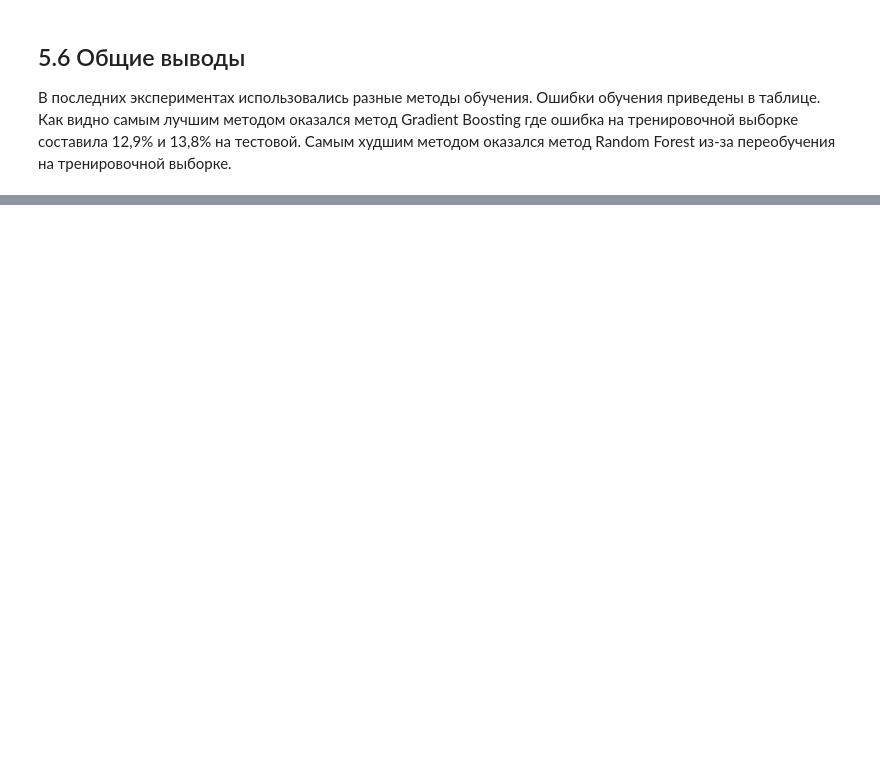
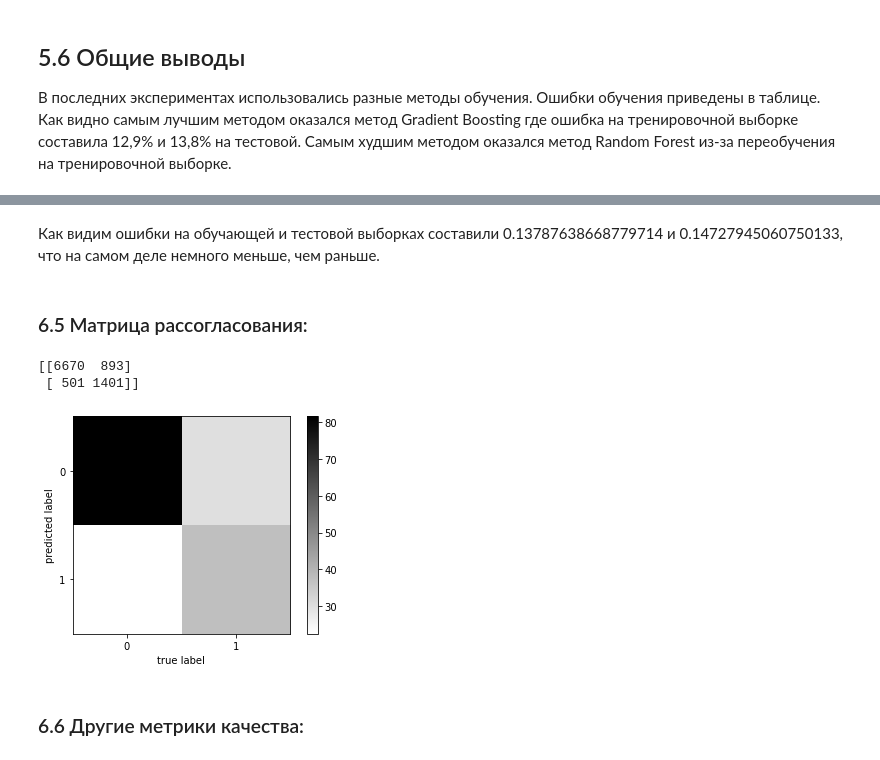
Before and after one commit to Branislava98/Machine-Learning, a Jupyter notebook: Home_work_ML.ipynb, the cells around one changed output, grey strips where cells are left out. Cells and saved outputs as stored; diff of their text form; code cells hidden in the pictures; blank space fills up the shorter version.

```diff
--- a/Home_work_ML.ipynb
+++ b/Home_work_ML.ipynb
@@ -741,0 +892,2 @@ err_table
+# %%
+alpha_opt = alpha_opt[0]
@@ -741,0 +896,9 @@ err_table
+# %%
+mlp_model = MLPClassifier(alpha = alpha_opt, hidden_layer_sizes = (100,),
+                          solver = 'lbfgs', activation = 'logistic', random_state = 42)
+mlp_model.fit(X_train, y_train)
+
+y_train_pred = mlp_model.predict(X_train)
+y_test_pred = mlp_model.predict(X_test)
+print(np.mean(y_train != y_train_pred))
+print(np.mean(y_test != y_test_pred))
@@ -741,0 +913,25 @@ err_table
+# %% [markdown]
+Как видим ошибки на обучающей и тестовой выборках составили 0.13787638668779714 и 0.14727945060750133, что на самом деле немного меньше, чем раньше.
+# %% [markdown]
+### 6.5 Матрица рассогласования:
+# %%
+from sklearn.metrics import confusion_matrix
+print(confusion_matrix(y_test_pred, y_test))
+# %% [output]
+[[6670  893]
+ [ 501 1401]]
+# %%
+M = confusion_matrix(y_test_pred, y_test)
+M = np.sqrt(M)
+plt.imshow(M, interpolation = 'nearest')
+plt.set_cmap('binary')
+plt.xticks(range(2))
+plt.yticks(range(2))
+plt.xlabel("true label")
+plt.ylabel("predicted label")
+plt.colorbar()
+pass
+# %% [output]
+[figure, added]
+# %% [markdown]
+### 6.6 Другие метрики качества:
```
Also changed, not shown: parts of 60 cells of this notebook.
